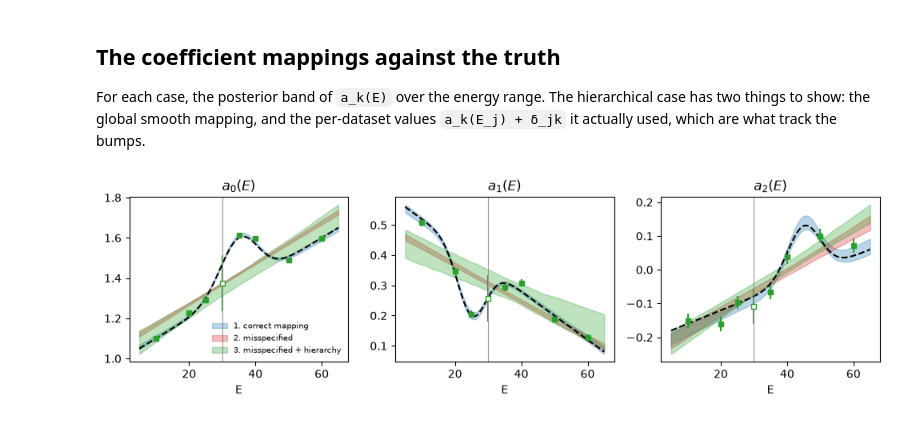
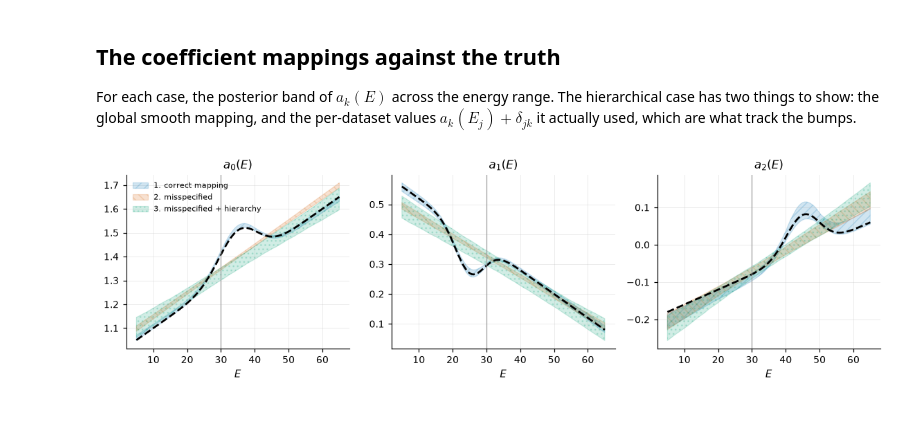
Before and after one commit to beykyle/rxmc, a Jupyter notebook: examples/hierarchical_calibration.ipynb, the cells around one changed output. Cells and saved outputs as stored; diff of their text form; code cells hidden in the pictures.

```diff
--- a/examples/hierarchical_calibration.ipynb
+++ b/examples/hierarchical_calibration.ipynb
@@ -259,62 +344,47 @@ log Z = 137.68 +/- 1.31, 284517 likelihood calls
 # %% [markdown]
 ## The coefficient mappings against the truth
 
-For each case, the posterior band of `a_k(E)` over the energy range.  The
-hierarchical case has two things to show: the global smooth mapping, and
-the per-dataset values `a_k(E_j) + δ_jk` it actually used, which are what
+For each case, the posterior band of $a_k(E)$ across the energy range.  The
+hierarchical case has two things to show: the global smooth mapping, and the
+per-dataset values $a_k(E_j) + \delta_{jk}$ it actually used, which are what
 track the bumps.
+# %%
+mappings = {
+    "1. correct mapping": correct_mapping,
+    "2. misspecified": linear_mapping,
+    "3. misspecified + hierarchy": linear_mapping,
+}
+style = {
+    "1. correct mapping": (plotstyle.COLOURS[0], plotstyle.HATCHES[0]),
+    "2. misspecified": (plotstyle.COLOURS[1], plotstyle.HATCHES[1]),
+    "3. misspecified + hierarchy": (plotstyle.COLOURS[2], plotstyle.HATCHES[2]),
+}
+E_grid = np.linspace(5.0, 65.0, 100)
+A_grid = np.array([a_true(E) for E in E_grid])
+n_phi = {
+    "1. correct mapping": 9,
+    "2. misspecified": 6,
+    "3. misspecified + hierarchy": 6,
+}
 # %%
-mappings = {
-    "1. correct mapping": correct_mapping,
-    "2. misspecified": linear_mapping,
-    "3. misspecified + hierarchy": linear_mapping,
-}
-colors = {
-    "1. correct mapping": "C0",
-    "2. misspecified": "C3",
-    "3. misspecified + hierarchy": "C2",
-}
-fig, axes = plt.subplots(1, 3, figsize=(10, 3))
+fig, axes = plt.subplots(1, 3, figsize=(10.5, 3.2))
 for name, (p, c) in cases.items():
     s = samples[name][::10]
-    n_phi = 9 if name.startswith("1") else 6
-    curves = np.array([[mappings[name](E, row[:n_phi]) for E in E_grid] for row in s])
+    colour, hatch = style[name]
+    curves = np.array(
+        [[mappings[name](E, row[: n_phi[name]]) for E in E_grid] for row in s]
+    )
     lo, hi = np.percentile(curves, [16, 84], axis=0)
     for k, ax in enumerate(axes):
-        ax.fill_between(
-            E_grid, lo[:, k], hi[:, k], color=colors[name], alpha=0.3, label=name
+        plotstyle.band(
+            ax, E_grid, lo[:, k], hi[:, k], color=colour, hatch=hatch, label=name
         )
-    if name.startswith("3"):
-        tau_cols, eta_cols = (
-            p.columns([q for q in p.params if q.name.startswith("tau")]),
-            None,
-        )
-        for j, E in enumerate(list(energies) + [E_new]):
-            cols_eta = p.columns(
-                [q for q in p.params if q.name.startswith(f"eta_{j}_")]
-            )
-            local = np.array(
-                [
-                    linear_mapping(E, row[:6]) + row[tau_cols] * row[cols_eta]
-                    for row in s
-                ]
-            )
-            for k, ax in enumerate(axes):
-                ax.errorbar(
-                    [E],
-                    [local[:, k].mean()],
-                    [local[:, k].std()],
-                    fmt="s",
-                    ms=4,
-                    color="C2",
-                    mfc="w" if j == len(energies) else "C2",
-                )
 for k, ax in enumerate(axes):
-    ax.plot(E_grid, A_grid[:, k], "k--")
+    ax.plot(E_grid, A_grid[:, k], "--", color="k")
     ax.axvline(E_new, color="0.6", lw=0.8)
-    ax.set(xlabel="E", title=f"$a_{k}(E)$")
-axes[0].legend(frameon=False, fontsize=7)
+    ax.set(xlabel="$E$", title=f"$a_{k}(E)$")
+axes[0].legend(fontsize=7)
 plt.tight_layout()
 plt.show()
 # %% [output]
-[figure, old version]
+[figure, new version]
```
Also changed, not shown: parts of 32 cells of this notebook, 1 other file.
